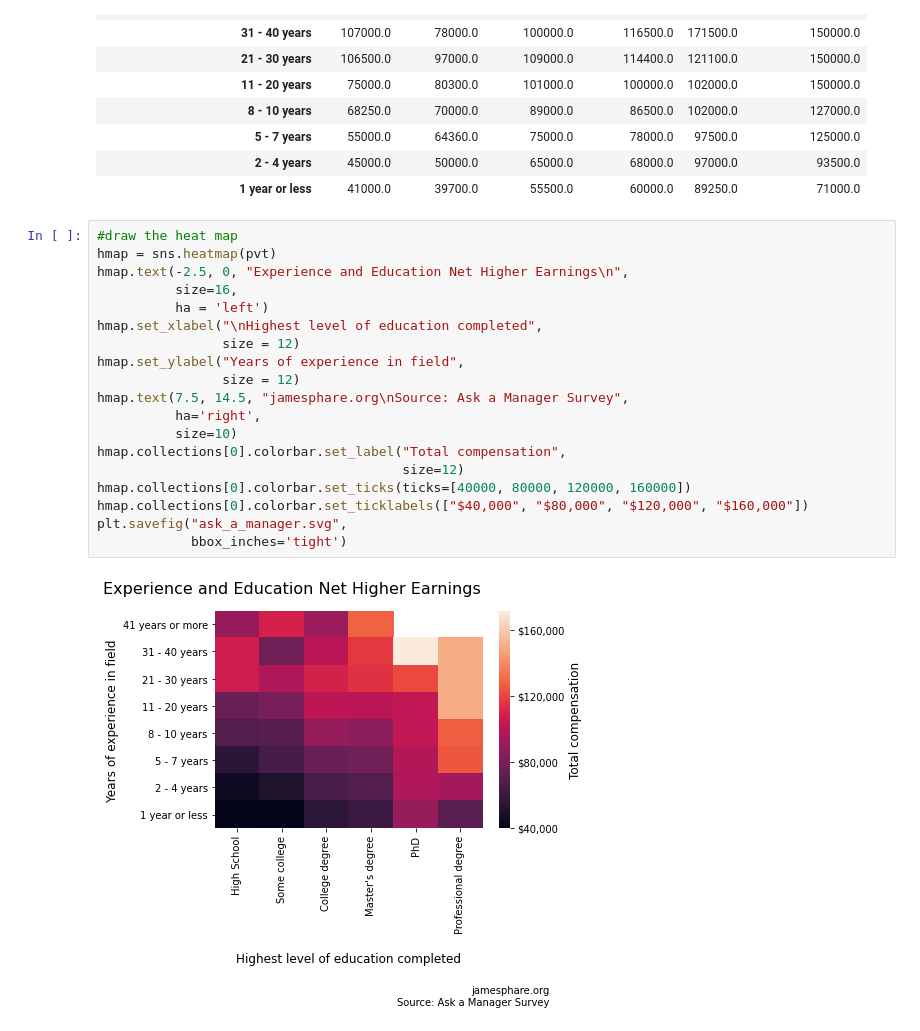
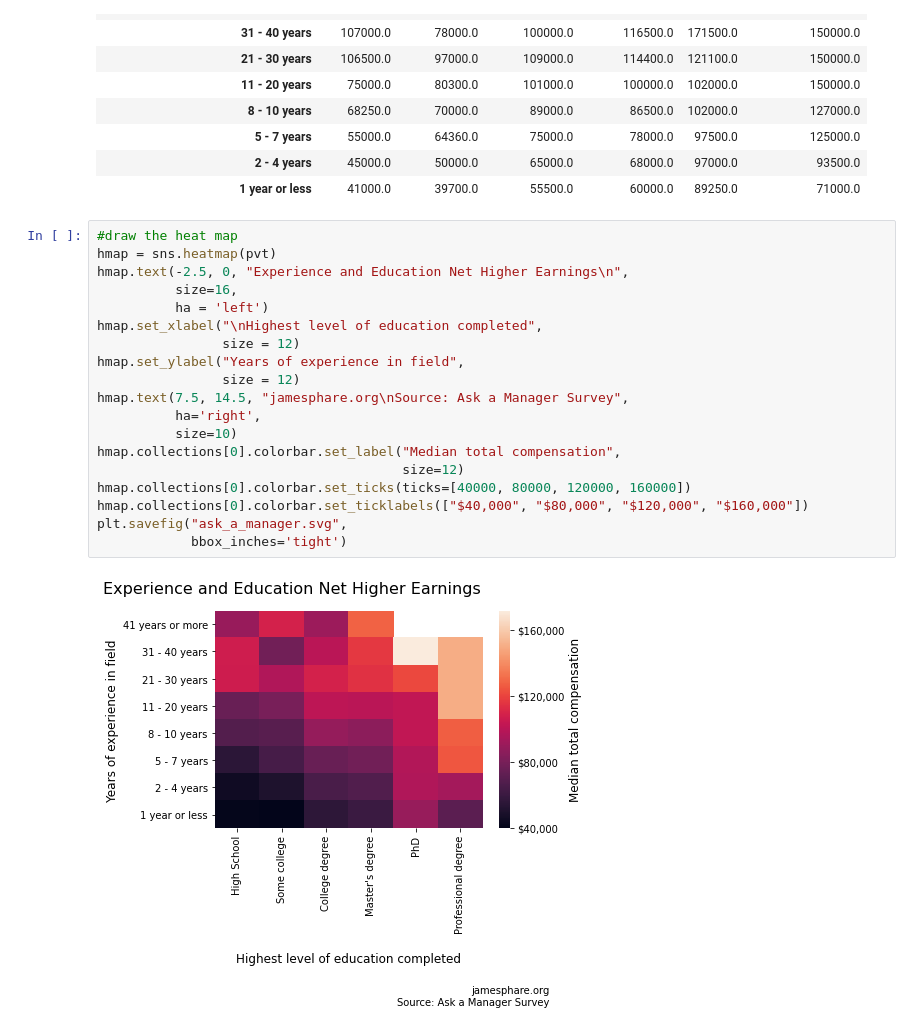
Before and after one commit to jhare113/website, a Jupyter notebook: content/post/2021-06-11-python/2021_05_18_ask_a_manager.ipynb, the cells around one changed output. Drawn from its saved outputs; the diff is of its cells as text.

Commit message:
specified median in plot

```diff
--- a/content/post/2021-06-11-python/2021_05_18_ask_a_manager.ipynb
+++ b/content/post/2021-06-11-python/2021_05_18_ask_a_manager.ipynb
@@ -334,21 +334,21 @@ pvt
 # %%
 #draw the heat map
 hmap = sns.heatmap(pvt)
 hmap.text(-2.5, 0, "Experience and Education Net Higher Earnings\n",
           size=16,
           ha = 'left')
 hmap.set_xlabel("\nHighest level of education completed",
                 size = 12)
 hmap.set_ylabel("Years of experience in field",
                 size = 12)
 hmap.text(7.5, 14.5, "jamesphare.org\nSource: Ask a Manager Survey",
           ha='right',
           size=10)
-hmap.collections[0].colorbar.set_label("Total compensation",
+hmap.collections[0].colorbar.set_label("Median total compensation",
                                        size=12)
 hmap.collections[0].colorbar.set_ticks(ticks=[40000, 80000, 120000, 160000])
 hmap.collections[0].colorbar.set_ticklabels(["$40,000", "$80,000", "$120,000", "$160,000"])
 plt.savefig("ask_a_manager.svg",
             bbox_inches='tight')
 # %% [output]
-[figure, old version]
+[figure, new version]
```
